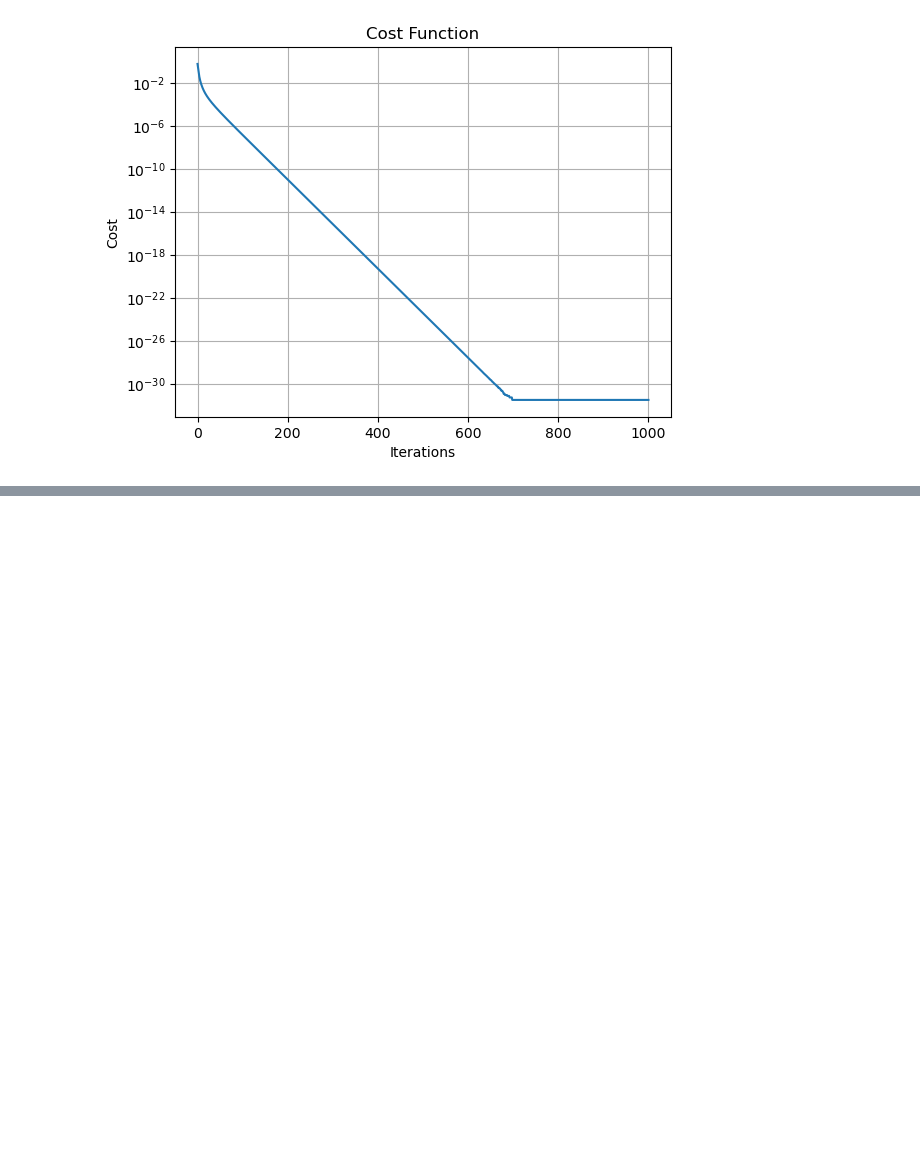
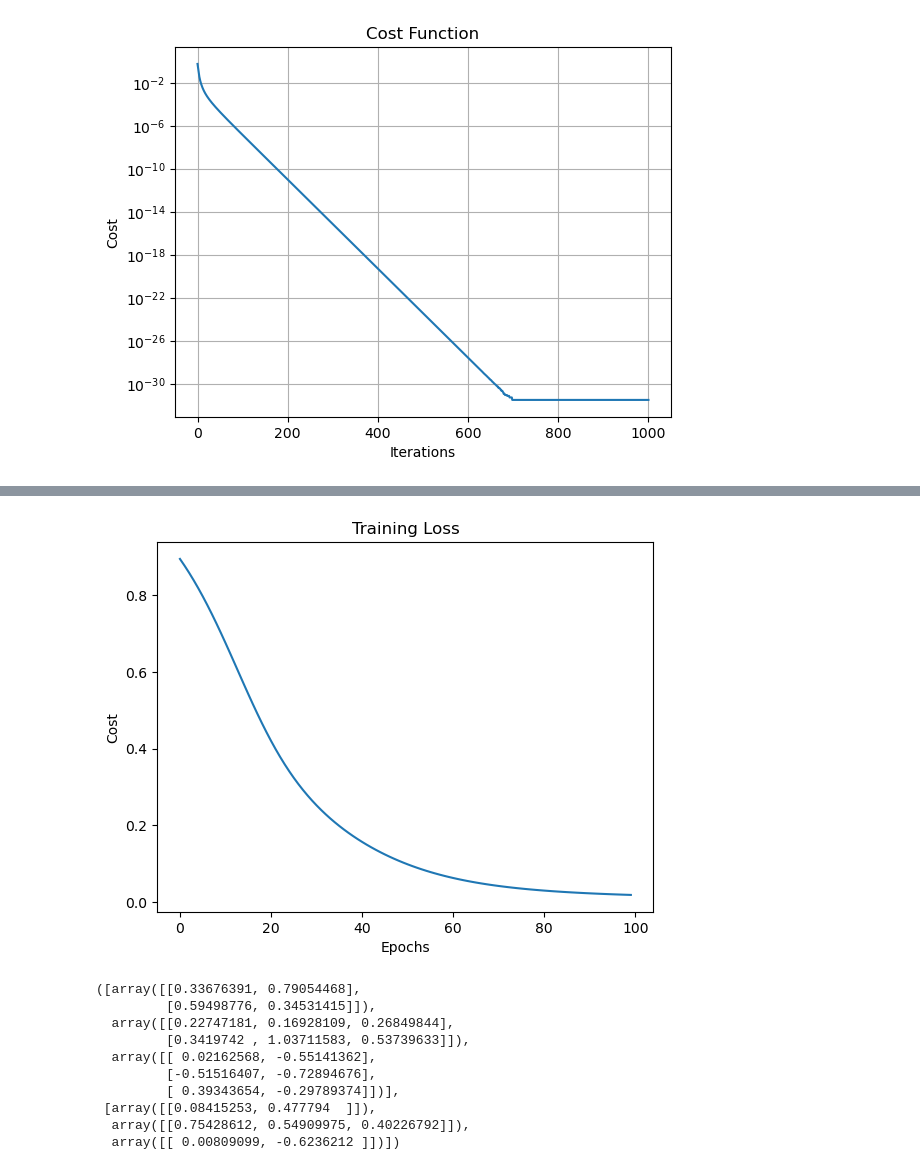
Before and after one commit to Stepheng753/MathProjects, a Jupyter notebook: NumberRecognition/version4.0/MultInputHidden.ipynb, the cells around one changed output, grey strips where cells are left out. Cells and saved outputs as stored; diff of their text form; code cells hidden in the pictures; blank space fills up the shorter version.

```diff
--- a/NumberRecognition/version4.0/MultInputHidden.ipynb
+++ b/NumberRecognition/version4.0/MultInputHidden.ipynb
@@ -169,0 +165,45 @@ Final Cost: 0.004839963116779505
+# %%
+def train(x, y, w_list, b_list, alpha=0.1, iters=100, batch_size=32, graph=False):
+    c_list = []
+
+    for _ in range(iters):
+        indices = np.arange(x.shape[0])
+        np.random.shuffle(indices)
+        x, y = x[indices], y[indices]
+
+        for start in range(0, x.shape[0], batch_size):
+            end = start + batch_size
+            x_batch = x[start:end]
+            y_batch = y[start:end]
+
+            w_list, b_list, c_val = backward(x_batch, w_list, b_list, y_batch, learning_rate=alpha)
+
+        c_list.append(c_val)
+
+    if graph:
+        import matplotlib.pyplot as plt
+        plt.plot(c_list)
+        plt.xlabel("Epochs")
+        plt.ylabel("Cost")
+        plt.title("Training Loss")
+        plt.show()
+
+    return w_list, b_list
+# %%
+sizes = [2, 2, 3, 2]
+x, w_list, b_list, y, alpha = makeInputs(sizes)
+y = x**2
+
+train(x, y, w_list, b_list, graph=True)
+# %% [output]
+[figure, added]
+([array([[0.33676391, 0.79054468],
+         [0.59498776, 0.34531415]]),
+  array([[0.22747181, 0.16928109, 0.26849844],
+         [0.3419742 , 1.03711583, 0.53739633]]),
+  array([[ 0.02162568, -0.55141362],
+         [-0.51516407, -0.72894676],
+         [ 0.39343654, -0.29789374]])],
+ [array([[0.08415253, 0.477794  ]]),
+  array([[0.75428612, 0.54909975, 0.40226792]]),
+  array([[ 0.00809099, -0.6236212 ]])])
```
Also changed, not shown: parts of 7 cells of this notebook.
